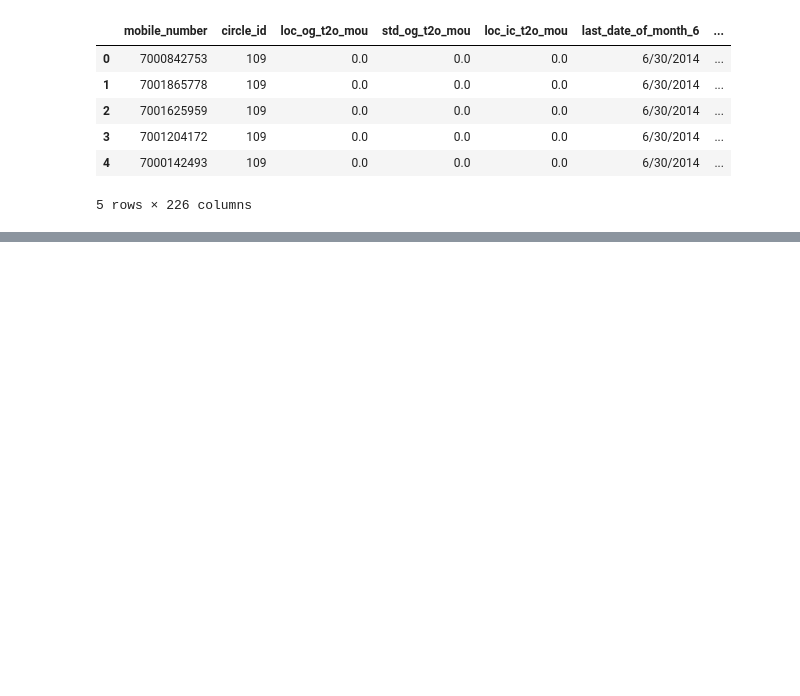
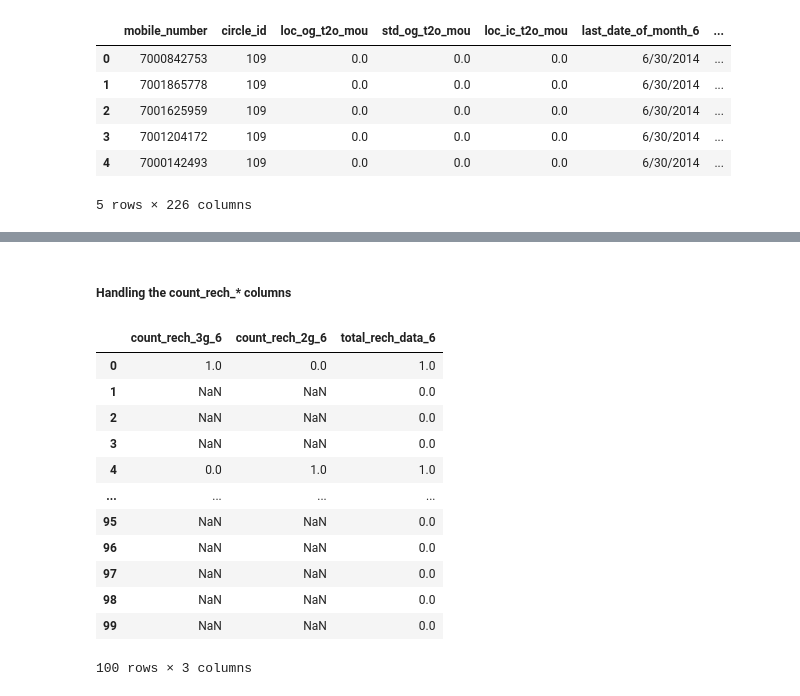
Before and after one commit to rajeshi/case_study_telcom_churn_ml2, a Jupyter notebook: Churn_UseCase_Machine_Learning_II.ipynb, the cells around one changed output, grey strips where cells are left out. Cells and saved outputs as stored; diff of their text form; code cells hidden in the pictures; blank space fills up the shorter version.

```diff
--- a/Churn_UseCase_Machine_Learning_II.ipynb
+++ b/Churn_UseCase_Machine_Learning_II.ipynb
@@ -43,0 +153,3 @@ telecom_df.head()
+# %%
+date_col= telecom_data.select_dtypes(include=['object']).columns
+date_col
@@ -43,0 +163,4 @@ telecom_df.head()
+# %%
+for i in date_col:
+    telecom_data[i] = pd.to_datetime(telecom_data[i])
+telecom_data.filter(like='date').dtypes
@@ -43,0 +286,3 @@ telecom_df.head()
+# %%
+recharge_col=['av_rech_amt_data_6','total_rech_data_6','max_rech_data_6','av_rech_amt_data_7','total_rech_data_7','max_rech_data_7','av_rech_amt_data_8','total_rech_data_8','max_rech_data_8','av_rech_amt_data_9','total_rech_data_9','max_rech_data_9']
+recharge_col
@@ -43,0 +318,2 @@ telecom_df.head()
+# %%
+telecom_data[recharge_col]=telecom_data[recharge_col].apply(lambda x:x.fillna(0))
@@ -43,0 +336,18 @@ telecom_df.head()
+# %% [markdown]
+##### Handling the count_rech_* columns
+# %%
+telecom_data[['count_rech_3g_6','count_rech_2g_6','total_rech_data_6']].head(100)
+# %% [output]
+|  | count_rech_3g_6 | count_rech_2g_6 | total_rech_data_6 |
+| 0 | 1.0 | 0.0 | 1.0 |
+| 1 | NaN | NaN | 0.0 |
+| 2 | NaN | NaN | 0.0 |
+| 3 | NaN | NaN | 0.0 |
+| 4 | 0.0 | 1.0 | 1.0 |
+| ... | ... | ... | ... |
+| 95 | NaN | NaN | 0.0 |
+| 96 | NaN | NaN | 0.0 |
+| 97 | NaN | NaN | 0.0 |
+| 98 | NaN | NaN | 0.0 |
+| 99 | NaN | NaN | 0.0 |
+100 rows × 3 columns
```
Also changed, not shown: parts of 36 cells of this notebook, 1 other file.
